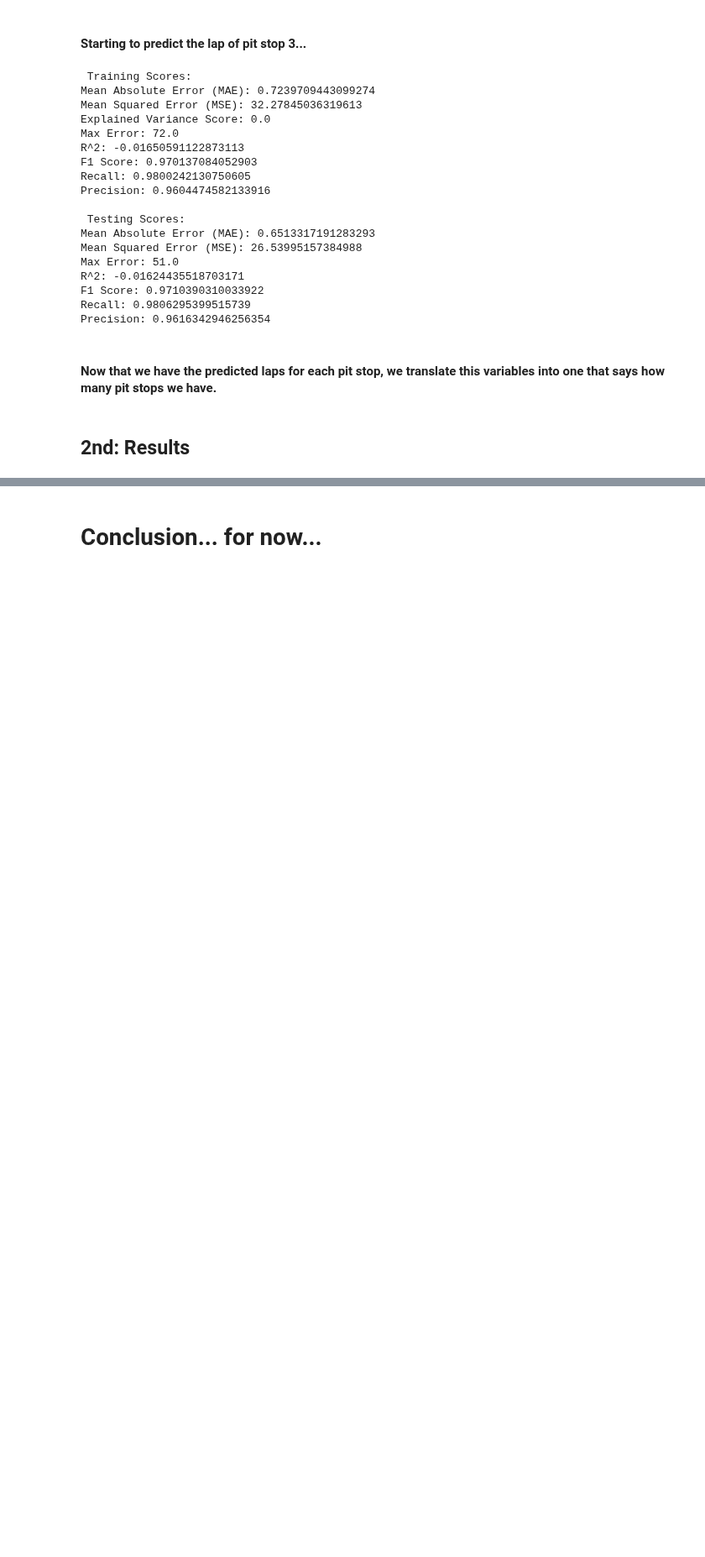
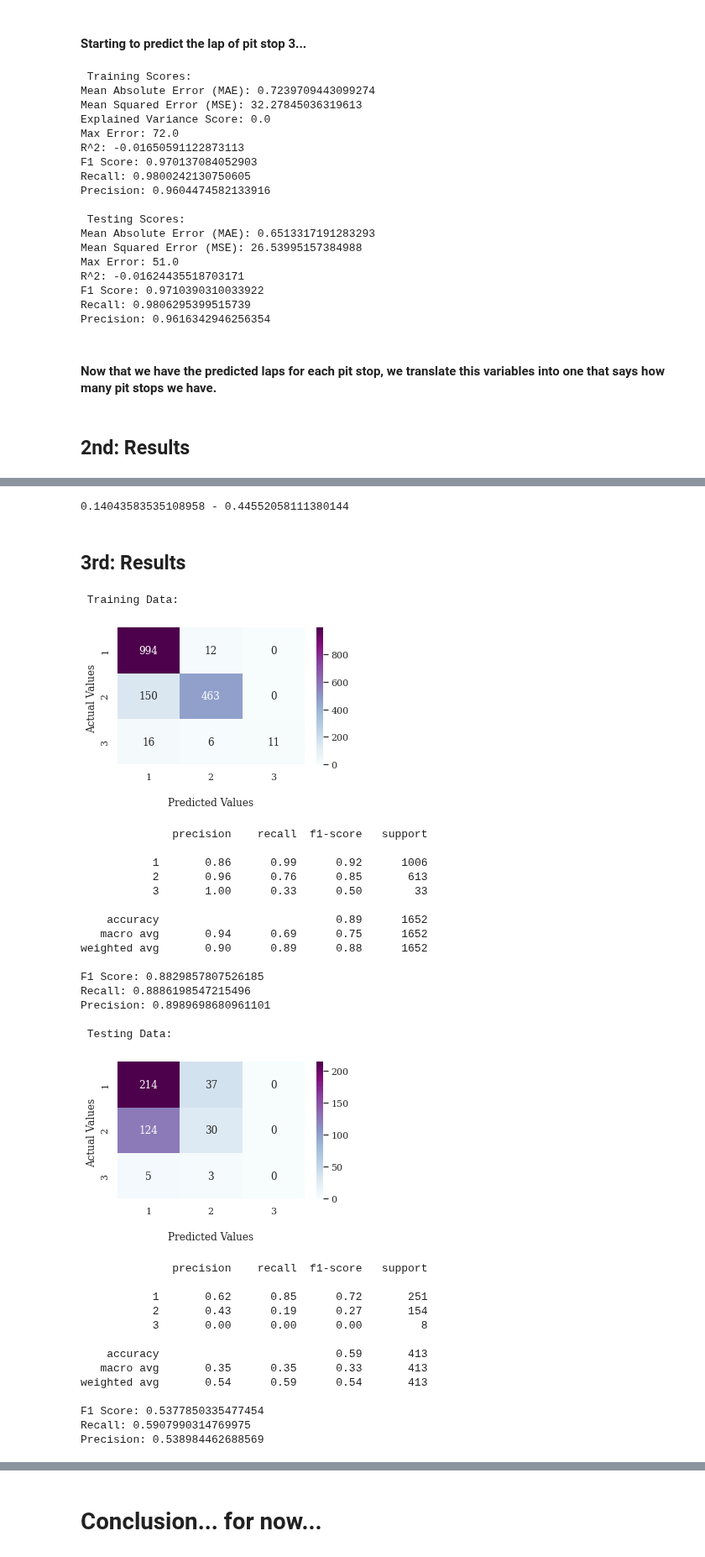
Before and after one commit to GabyCisnerosV/F1_NoName, a Jupyter notebook: Predicting_pitstops.ipynb, the cells around one changed output, grey strips where cells are left out. Shown at 84% size. Saved outputs shown, nothing was run; the diff lists cells and outputs as text; code cells hidden in the pictures; blank space fills up the shorter version.

```diff
--- a/Predicting_pitstops.ipynb
+++ b/Predicting_pitstops.ipynb
@@ -731 +825,50 @@ Precision: 0.6177035021592072
+# %%
+from sklearn.svm import SVC
+#Choosing C: Medium Chapter 2 : SVM (Support Vector Machine)
+SupVecMac=SVC(kernel="rbf",random_state=selectednumber,gamma=0.1,class_weight=None)
+SupVecMac.fit(X_train, y_train)
+y_train_predicted=SupVecMac.predict(X_train)
+y_test_predicted=SupVecMac.predict(X_test)
+
+mse_train = mean_squared_error(y_train,y_train_predicted)
+mse_test = mean_squared_error(y_test,y_test_predicted)
+print(mse_train,"-",mse_test)
+# %% [output]
+0.14043583535108958 - 0.44552058111380144
+# %% [markdown]
+## 3rd: Results
+# %%
+testing_the_classifier(["1","2","3"])
+# %% [output]
+ Training Data:
+[figure, added]
+              precision    recall  f1-score   support
+
+           1       0.86      0.99      0.92      1006
+           2       0.96      0.76      0.85       613
+           3       1.00      0.33      0.50        33
+
+    accuracy                           0.89      1652
+   macro avg       0.94      0.69      0.75      1652
+weighted avg       0.90      0.89      0.88      1652
+
+F1 Score: 0.8829857807526185
+Recall: 0.8886198547215496
+Precision: 0.8989698680961101
+
+ Testing Data:
+[figure, added]
+              precision    recall  f1-score   support
+
+           1       0.62      0.85      0.72       251
+           2       0.43      0.19      0.27       154
+           3       0.00      0.00      0.00         8
+
+    accuracy                           0.59       413
+   macro avg       0.35      0.35      0.33       413
+weighted avg       0.54      0.59      0.54       413
+
+F1 Score: 0.5377850335477454
+Recall: 0.5907990314769975
+Precision: 0.538984462688569
 # %% [markdown]
```
Also changed, not shown: parts of 33 cells of this notebook.
